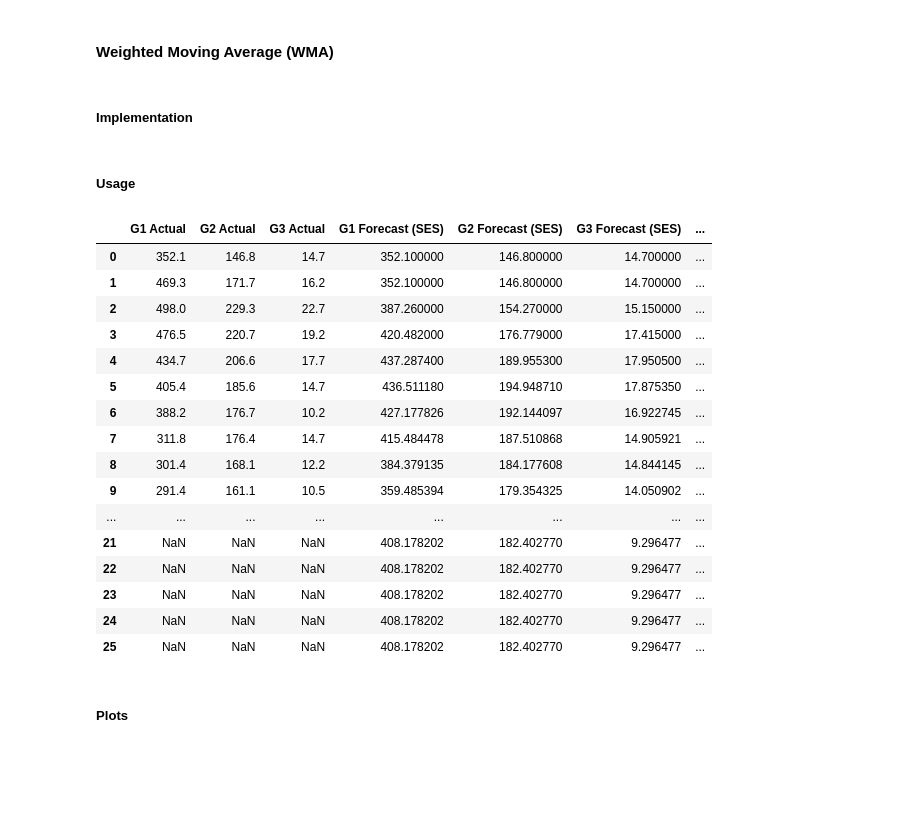
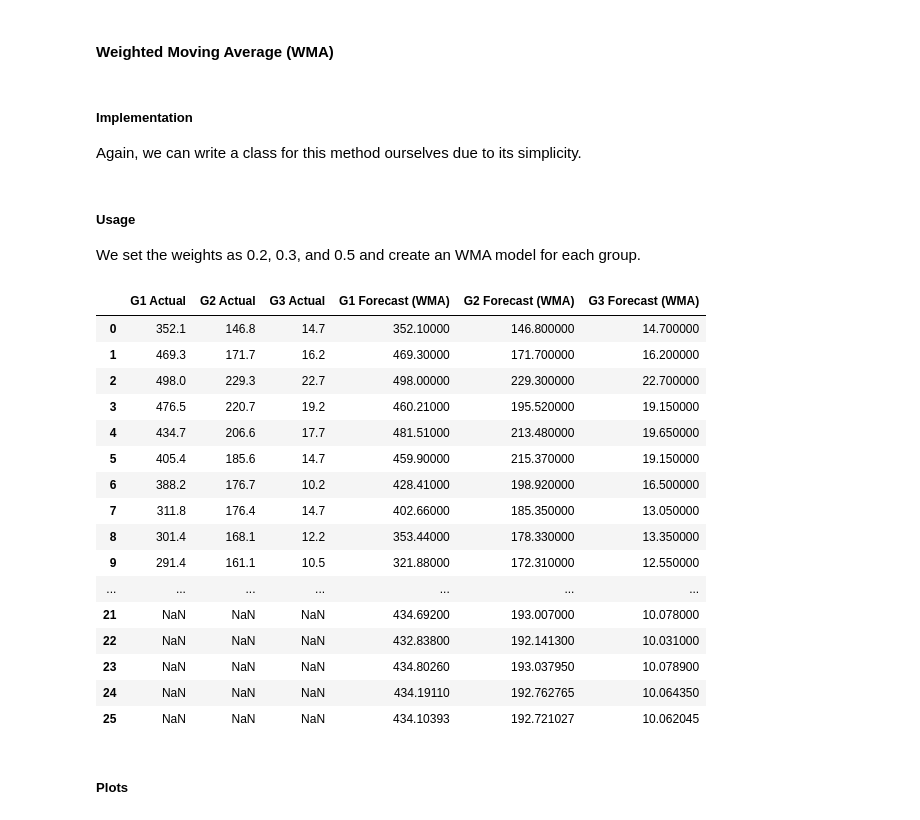
Before and after one commit to Hawmex/aut_pp_project, a Jupyter notebook: notebook.ipynb, the cells around one changed output. Drawn from its saved outputs; the diff is of its cells as text; code cells hidden in the pictures; blank space fills up the shorter version.

```diff
--- a/notebook.ipynb
+++ b/notebook.ipynb
@@ -89,3 +118,12 @@ def plot_forecast(method):
         ax.legend()
 
     fig.savefig(f"./forecast_plots/{method}.jpg")
+
+
+def show_forecast_df(method):
+    return df[
+        [
+            *[f"{group} Actual" for group in groups],
+            *[f"{group} Forecast ({method})" for group in groups],
+        ]
+    ]
@@ -222,8 +277,10 @@ plot_forecast("SMA")
 [figure]
 # %% [markdown]
 #### Weighted Moving Average **(WMA)**
-# %% [markdown]
-##### Implementation
+# %% [markdown]
+##### Implementation
+
+Again, we can write a class for this method ourselves due to its simplicity.
 # %%
 class WeightedMovingAverage:
     def fit(self, historicalValues: list, weights: list):
@@ -261,40 +318,42 @@ class WeightedMovingAverage:
             forecastValues.append(avg)
 
         return forecastValues[window:]
-# %% [markdown]
-##### Usage
+# %% [markdown]
+##### Usage
+
+We set the weights as 0.2, 0.3, and 0.5 and create an WMA model for each group.
 # %%
 weights = [0.2, 0.3, 0.5]
 
 for group in groups:
     wma_model = WeightedMovingAverage()
 
     wma_model.fit(df[f"{group} Actual"].to_list()[:-steps], weights)
 
     df[f"{group} Forecast (WMA)"] = [
         *wma_model.fittedValues,
         *wma_model.forecast(steps),
     ]
 
-df
+show_forecast_df("WMA")
 # %% [output]
-|  | G1 Actual | G2 Actual | G3 Actual | G1 Forecast (SES) | G2 Forecast (SES) | G3 Forecast (SES) | ... |
-| 0 | 352.1 | 146.8 | 14.7 | 352.100000 | 146.800000 | 14.700000 | ... |
-| 1 | 469.3 | 171.7 | 16.2 | 352.100000 | 146.800000 | 14.700000 | ... |
-| 2 | 498.0 | 229.3 | 22.7 | 387.260000 | 154.270000 | 15.150000 | ... |
-| 3 | 476.5 | 220.7 | 19.2 | 420.482000 | 176.779000 | 17.415000 | ... |
-| 4 | 434.7 | 206.6 | 17.7 | 437.287400 | 189.955300 | 17.950500 | ... |
-| 5 | 405.4 | 185.6 | 14.7 | 436.511180 | 194.948710 | 17.875350 | ... |
-| 6 | 388.2 | 176.7 | 10.2 | 427.177826 | 192.144097 | 16.922745 | ... |
-| 7 | 311.8 | 176.4 | 14.7 | 415.484478 | 187.510868 | 14.905921 | ... |
-| 8 | 301.4 | 168.1 | 12.2 | 384.379135 | 184.177608 | 14.844145 | ... |
-| 9 | 291.4 | 161.1 | 10.5 | 359.485394 | 179.354325 | 14.050902 | ... |
-| ... | ... | ... | ... | ... | ... | ... | ... |
-| 21 | NaN | NaN | NaN | 408.178202 | 182.402770 | 9.296477 | ... |
-| 22 | NaN | NaN | NaN | 408.178202 | 182.402770 | 9.296477 | ... |
-| 23 | NaN | NaN | NaN | 408.178202 | 182.402770 | 9.296477 | ... |
-| 24 | NaN | NaN | NaN | 408.178202 | 182.402770 | 9.296477 | ... |
-| 25 | NaN | NaN | NaN | 408.178202 | 182.402770 | 9.296477 | ... |
+|  | G1 Actual | G2 Actual | G3 Actual | G1 Forecast (WMA) | G2 Forecast (WMA) | G3 Forecast (WMA) |
+| 0 | 352.1 | 146.8 | 14.7 | 352.10000 | 146.800000 | 14.700000 |
+| 1 | 469.3 | 171.7 | 16.2 | 469.30000 | 171.700000 | 16.200000 |
+| 2 | 498.0 | 229.3 | 22.7 | 498.00000 | 229.300000 | 22.700000 |
+| 3 | 476.5 | 220.7 | 19.2 | 460.21000 | 195.520000 | 19.150000 |
+| 4 | 434.7 | 206.6 | 17.7 | 481.51000 | 213.480000 | 19.650000 |
+| 5 | 405.4 | 185.6 | 14.7 | 459.90000 | 215.370000 | 19.150000 |
+| 6 | 388.2 | 176.7 | 10.2 | 428.41000 | 198.920000 | 16.500000 |
+| 7 | 311.8 | 176.4 | 14.7 | 402.66000 | 185.350000 | 13.050000 |
+| 8 | 301.4 | 168.1 | 12.2 | 353.44000 | 178.330000 | 13.350000 |
+| 9 | 291.4 | 161.1 | 10.5 | 321.88000 | 172.310000 | 12.550000 |
+| ... | ... | ... | ... | ... | ... | ... |
+| 21 | NaN | NaN | NaN | 434.69200 | 193.007000 | 10.078000 |
+| 22 | NaN | NaN | NaN | 432.83800 | 192.141300 | 10.031000 |
+| 23 | NaN | NaN | NaN | 434.80260 | 193.037950 | 10.078900 |
+| 24 | NaN | NaN | NaN | 434.19110 | 192.762765 | 10.064350 |
+| 25 | NaN | NaN | NaN | 434.10393 | 192.721027 | 10.062045 |
 # %% [markdown]
 ##### Plots
 # %%
```
Also changed, not shown: parts of 33 cells of this notebook, 1 other file.
